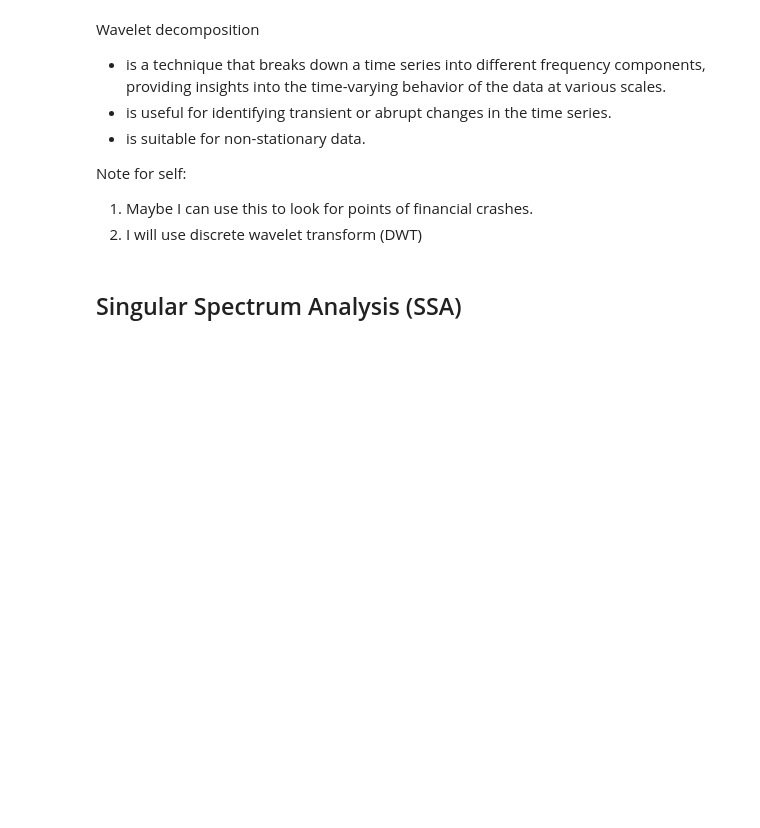
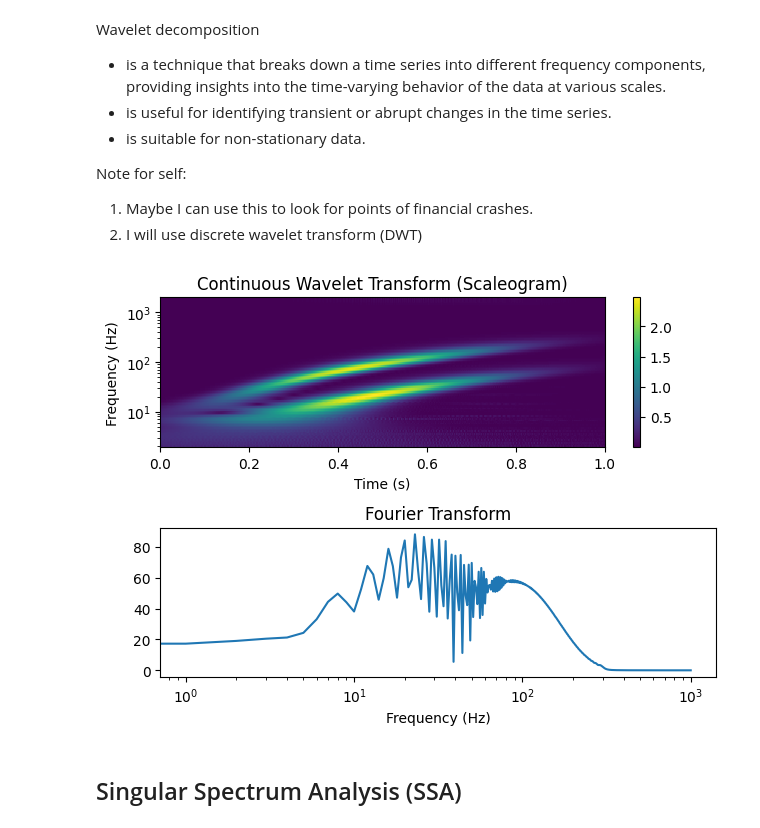
Before and after one commit to donnafaithhh/LP-Norms-and-Volatility, a Jupyter notebook: miscellaneous/time series decomposition.ipynb, the cells around one changed output. Saved outputs shown, nothing was run; the diff lists cells and outputs as text; code cells hidden in the pictures; blank space fills up the shorter version.

```diff
--- a/miscellaneous/time series decomposition.ipynb
+++ b/miscellaneous/time series decomposition.ipynb
@@ -82,7 +25,50 @@ Note for self:
 1. Maybe I can use this to look for points of financial crashes.
 2. I will use discrete wavelet transform (DWT)
 # %%
-# simple signal
+def gaussian(x, x0, sigma):
+    return np.exp(-np.power((x - x0) / sigma, 2.0) / 2.0)
+
+def make_chirp(t, t0, a):
+    frequency = (a * (t + t0)) ** 2
+    chirp = np.sin(2 * np.pi * frequency * t)
+    return chirp, frequency
+
+# generate signal
+time = np.linspace(0, 1, 2000)
+chirp1, frequency1 = make_chirp(time, 0.2, 9)
+chirp2, frequency2 = make_chirp(time, 0.1, 5)
+chirp = chirp1 + 0.6 * chirp2
+chirp *= gaussian(time, 0.5, 0.2)
+
+# perform CWT
+wavelet = "cmor1.5-1.0"
+# logarithmic scale for scales, as suggested by Torrence & Compo:
+widths = np.geomspace(1, 1024, num=100)
+sampling_period = np.diff(time).mean()
+cwtmatr, freqs = pywt.cwt(chirp, widths, wavelet, sampling_period=sampling_period)
+# absolute take absolute value of complex result
+cwtmatr = np.abs(cwtmatr[:-1, :-1])
+
+# plot result using matplotlib's pcolormesh (image with annoted axes)
+fig, axs = plt.subplots(2, 1)
+pcm = axs[0].pcolormesh(time, freqs, cwtmatr)
+axs[0].set_yscale("log")
+axs[0].set_xlabel("Time (s)")
+axs[0].set_ylabel("Frequency (Hz)")
+axs[0].set_title("Continuous Wavelet Transform (Scaleogram)")
+fig.colorbar(pcm, ax=axs[0])
+
+# plot fourier transform for comparison
+from numpy.fft import rfft, rfftfreq
+
+yf = rfft(chirp)
+xf = rfftfreq(len(chirp), sampling_period)
+plt.semilogx(xf, np.abs(yf))
+axs[1].set_xlabel("Frequency (Hz)")
+axs[1].set_title("Fourier Transform")
+plt.tight_layout()
+# %% [output]
+[figure, added]
 # %% [markdown]
 ## Singular Spectrum Analysis (SSA)
 # %% [markdown]
```
Also changed, not shown: parts of 10 cells of this notebook.
